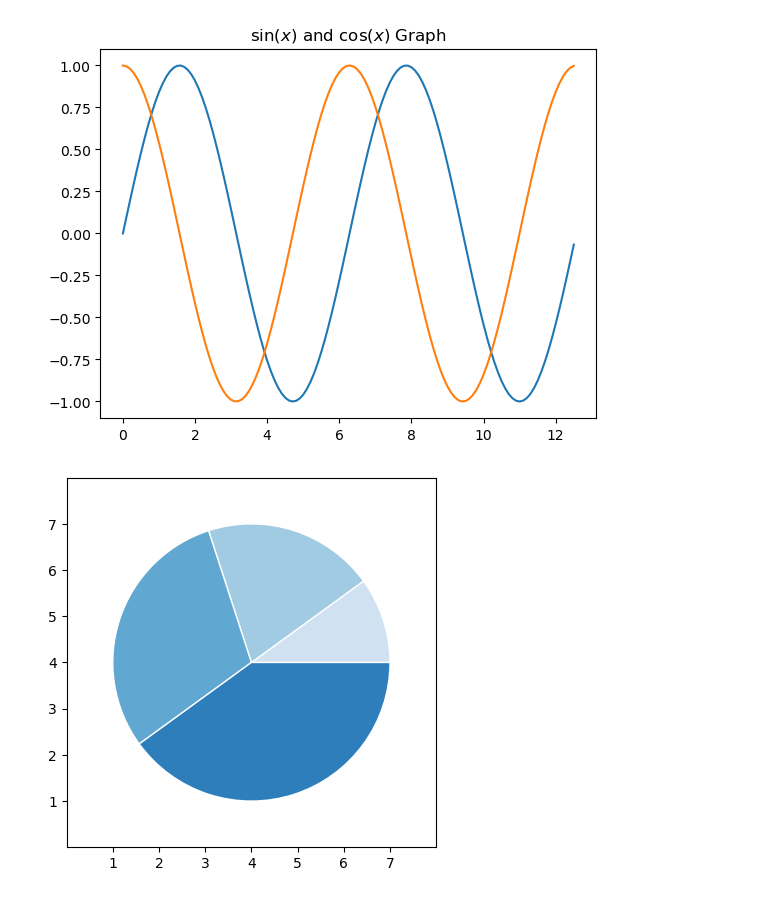
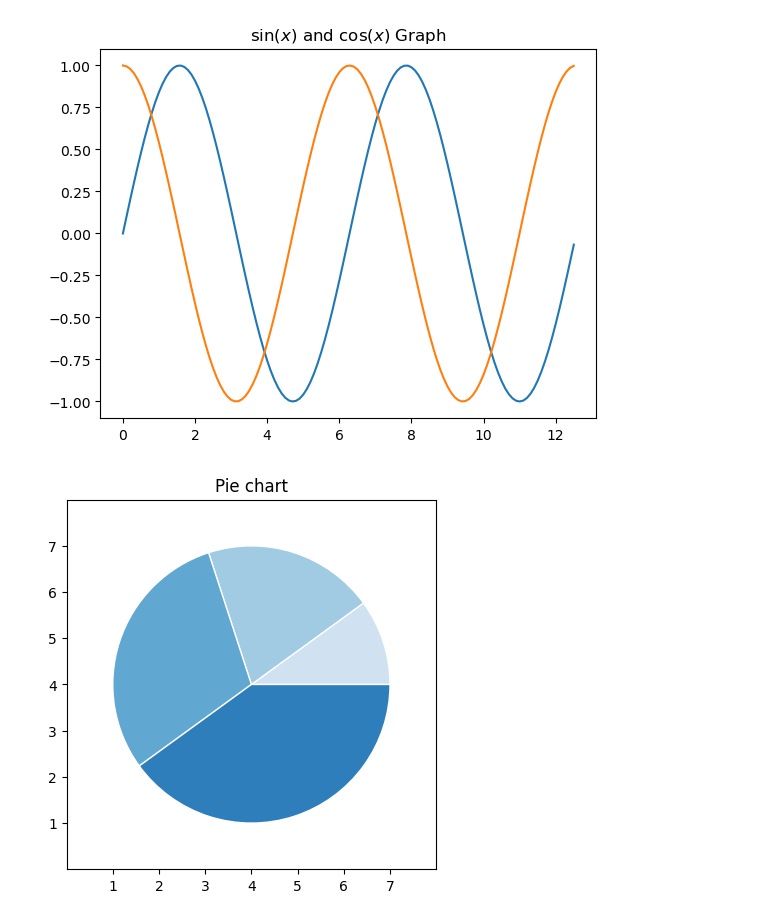
Before and after one commit to Chanab0910/Computing2, a Jupyter notebook: JupyterMPL/matplotlib_trial.ipynb, the cells around one changed output. Drawn from its saved outputs; the diff is of its cells as text; code cells hidden in the pictures.

```diff
--- a/JupyterMPL/matplotlib_trial.ipynb
+++ b/JupyterMPL/matplotlib_trial.ipynb
@@ -57,21 +59,22 @@ plt.show()
 # %%
 
 
 
 
 
 # make data
 x = [1, 2, 3, 4]
 colors = plt.get_cmap('Blues')(np.linspace(0.2, 0.7, len(x)))
 
 # plot
 fig, ax = plt.subplots()
 ax.pie(x, colors=colors, radius=3, center=(4, 4),
        wedgeprops={"linewidth": 1, "edgecolor": "white"}, frame=True)
 
 ax.set(xlim=(0, 8), xticks=np.arange(1, 8),
        ylim=(0, 8), yticks=np.arange(1, 8))
 
+ax.set_title('Pie chart')
 plt.show()
 # %% [output]
-[figure, old version]
+[figure, new version]
```
Also changed, not shown: parts of 4 cells of this notebook.
